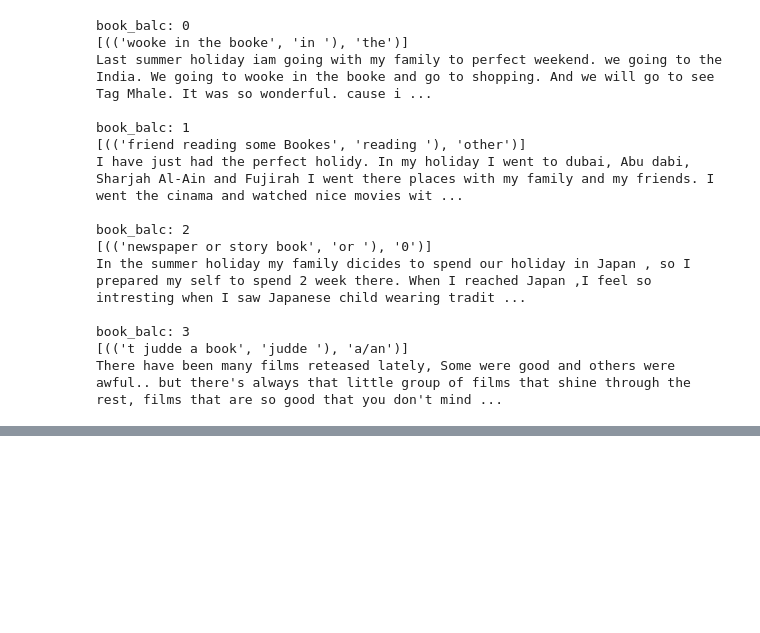
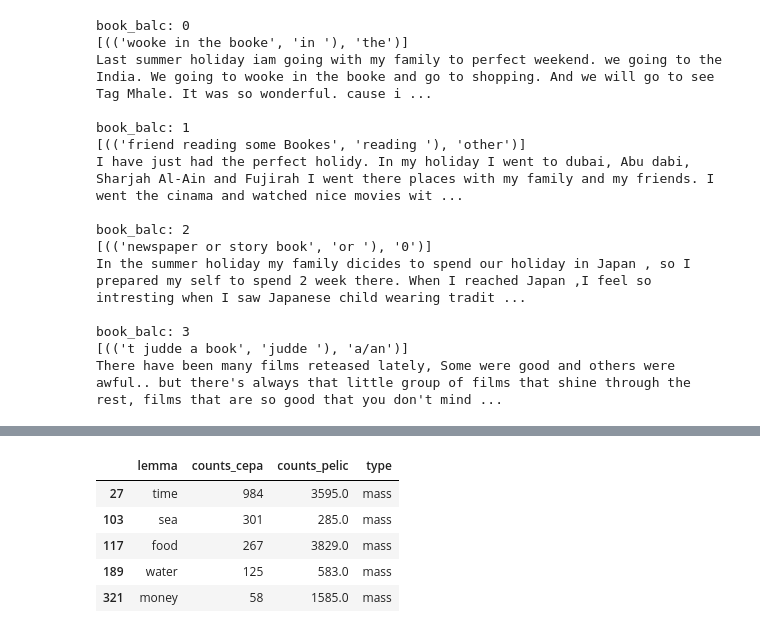
Before and after one commit to Data-Science-for-Linguists-2019/ESL-Article-Acquisition, a Jupyter notebook: analysis/analysis_1.ipynb, the cells around one changed output, grey strips where cells are left out. Saved outputs shown, nothing was run; the diff lists cells and outputs as text; code cells hidden in the pictures; blank space fills up the shorter version.

```diff
--- a/analysis/analysis_1.ipynb
+++ b/analysis/analysis_1.ipynb
@@ -269,0 +384,9 @@ There have been many films reteased lately, Some were good and others were awful
+# %%
+targets[targets.type == 'mass']
+# %% [output]
+|  | lemma | counts_cepa | counts_pelic | type |
+| 27 | time | 984 | 3595.0 | mass |
+| 103 | sea | 301 | 285.0 | mass |
+| 117 | food | 267 | 3829.0 | mass |
+| 189 | water | 125 | 583.0 | mass |
+| 321 | money | 58 | 1585.0 | mass |
```
Also changed, not shown: parts of 13 cells of this notebook.
